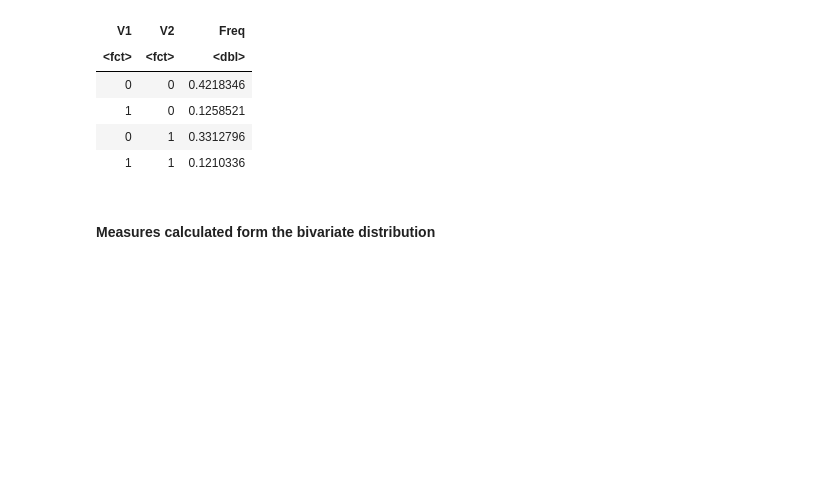
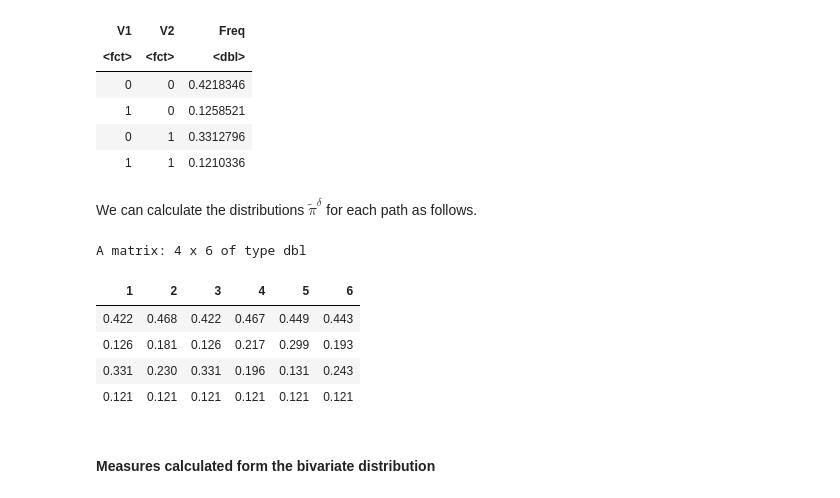
Before and after one commit to StaThin/Ising_paths, a Jupyter notebook: path_based.ipynb, the cells around one changed output. Cells and saved outputs as stored; diff of their text form; code cells hidden in the pictures; blank space fills up the shorter version.

```diff
--- a/path_based.ipynb
+++ b/path_based.ipynb
@@ -272,6 +317,22 @@ A data.frame: 4 x 3
 | 1 | 0 | 0.1258521 |
 | 0 | 1 | 0.3312796 |
 | 1 | 1 | 0.1210336 |
+# %% [markdown]
+We can calculate  the distributions $\tilde \pi^\delta$ for each path as follows.
+# %%
+out <- matrix(0, 4, 6)
+for(j in 1:6){
+    out[, j] <- bivariate(pall[[j]], V, p)$Freq
+}
+colnames(out) <- 1:6
+round(out,3)
+# %% [output]
+A matrix: 4 x 6 of type dbl
+| 1 | 2 | 3 | 4 | 5 | 6 |
+| 0.422 | 0.468 | 0.422 | 0.467 | 0.449 | 0.443 |
+| 0.126 | 0.181 | 0.126 | 0.217 | 0.299 | 0.193 |
+| 0.331 | 0.230 | 0.331 | 0.196 | 0.131 | 0.243 |
+| 0.121 | 0.121 | 0.121 | 0.121 | 0.121 | 0.121 |
 # %% [markdown]
 #### Measures calculated form the bivariate distribution
 # %%
```
Also changed, not shown: parts of 15 cells of this notebook.
